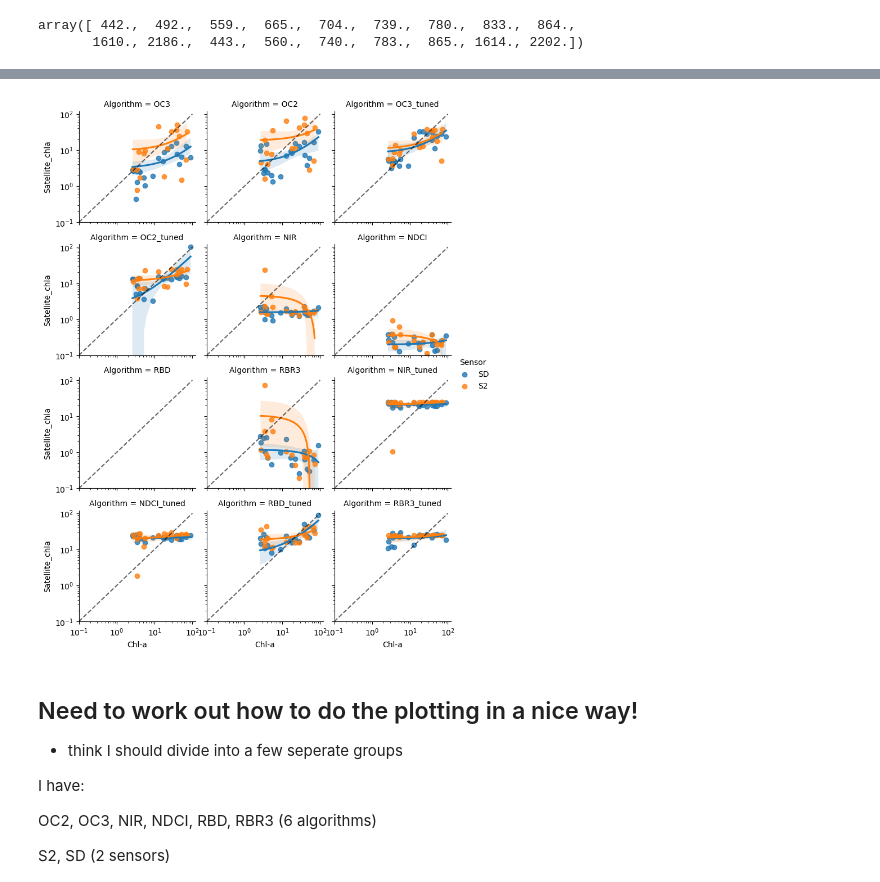
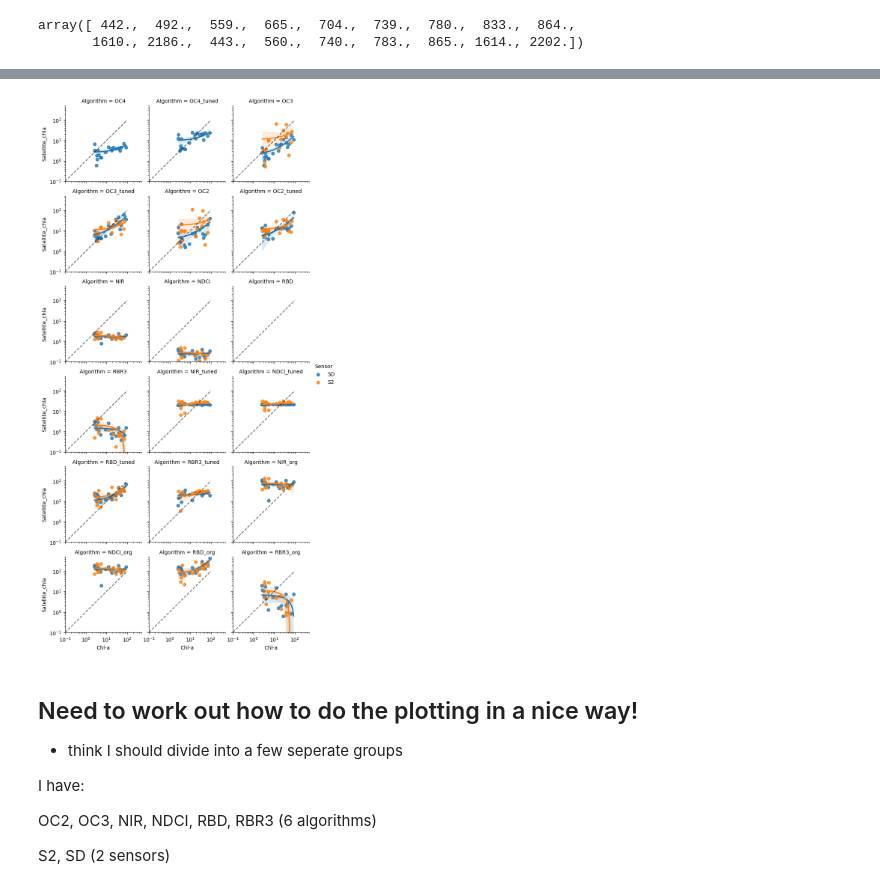
Before and after one commit to scmc72/DALEC_processing, a Jupyter notebook: S2_SD_nice.ipynb, the cells around one changed output, grey strips where cells are left out. Saved outputs shown, nothing was run; the diff lists cells and outputs as text; code cells hidden in the pictures.

```diff
--- a/S2_SD_nice.ipynb
+++ b/S2_SD_nice.ipynb
@@ -699,6 +1148,6 @@ for alg in ['OC4_X', 'OC4_mod_X', 'OC3_X', 'OC2_X', 'OC4',
 # %%
-insit_reduced_SD = insitu_chl.loc[insitu_chl.groupby('sd_date').sd_date_diff.idxmin()]
-insit_reduced_SD = insit_reduced_SD[insit_reduced_SD.sd_date_diff<'100d']
+insit_reduced_SD = insitu_chl.loc[insitu_chl.groupby('sat_date').date_diff.idxmin()]
+insit_reduced_SD = insit_reduced_SD[insit_reduced_SD.date_diff<'100d']
 insit_reduced_SD #= sd_reduced[sd_reduced.date.dt.year==2023]
 insit_reduced_SD['year'] = insit_reduced_SD.Date.dt.year
 # %%
@@ -740,4 +1226,14 @@ for OC in ['OC2_X', 'OC3_X']:
 # %%
 for alg in ['NIR', 'NDCI', 'RBD', 'RBR3']:
+    print(alg)
     insit_reduced_S2[alg + '_tuned'] = RBI_polyfit(insit_reduced_S2, alg)
     insit_reduced_SD[alg + '_tuned'] = RBI_polyfit(insit_reduced_SD, alg)
+    print('SD_coeff:')
+    coeff_SD = RBI_polyfit(insit_reduced_SD, alg, returnCoeff=True)
+    print(coeff_SD)
+
+    sd_chla[alg + '_tuned'] = np.polyval(coeff_SD, sd_chla[alg])
+    print('S2_coeff:')
+    coeff_S2 = RBI_polyfit(insit_reduced_S2, alg, returnCoeff=True)
+    print(coeff_S2)
+    s2_chla[alg + '_tuned'] = np.polyval(coeff_S2, s2_chla[alg])
@@ -780,9 +1261,10 @@ def SSPB(y_true: np.ndarray, y_est: np.ndarray) -> float:
 # %%
-insit_melt_S2 = insit_reduced_S2.melt(value_vars=['OC3', 'OC2',
-                                            'OC3_tuned', 'OC2_tuned',
-                                            'NIR', 'NDCI', 'RBD', 'RBR3',
-                                            'NIR_tuned', 'NDCI_tuned',
-                                            'RBD_tuned', 'RBR3_tuned'],
+insit_melt_S2 = insit_reduced_S2.melt(value_vars=['OC3', 'OC3_tuned',
+                                                  'OC2', 'OC2_tuned',
+                                                    'NIR', 'NDCI', 'RBD', 'RBR3',
+                                                    'NIR_tuned', 'NDCI_tuned',
+                                                    'RBD_tuned', 'RBR3_tuned',
+                                                  'NIR_org', 'NDCI_org', 'RBD_org', 'RBR3_org'],
                                 id_vars=['Date',
                                           'Chl-a',
                                           'sat_date',
@@ -791,11 +1273,13 @@ insit_melt_S2 = insit_reduced_S2.melt(value_vars=['OC3', 'OC2',
                                 var_name='Algorithm')
 insit_melt_S2['Sensor'] = 'S2'
 # %%
-insit_melt_SD = insit_reduced_SD.melt(value_vars=['OC3', 'OC2',
-                                            'OC3_tuned', 'OC2_tuned',
-                                            'NIR', 'NDCI', 'RBD', 'RBR3',
-                                            'NIR_tuned', 'NDCI_tuned',
-                                            'RBD_tuned', 'RBR3_tuned'],
+insit_melt_SD = insit_reduced_SD.melt(value_vars=['OC4', 'OC4_tuned',
+                                                  'OC3', 'OC3_tuned',
+                                                  'OC2', 'OC2_tuned',
+                                                    'NIR', 'NDCI', 'RBD', 'RBR3',
+                                                    'NIR_tuned', 'NDCI_tuned',
+                                                    'RBD_tuned', 'RBR3_tuned',
+                                                  'NIR_org', 'NDCI_org', 'RBD_org', 'RBR3_org'],
                                 id_vars=['Date',
                                           'Chl-a',
                                           'sat_date',
@@ -820,36 +1322,36 @@ def annotate(data, x='Chl-a', y='sdfkjdf', order=1, plot=True, lims=None, **kws)
 #                        \nMAD = {:.2f} \nBias = {:.2f}%'.format(res.rvalue**2,
 #                                                               res.pvalue,
 #                                                               rmsd, mapd,
 #                                                               mad, bias),
 #             transform=ax.transAxes)
 
     if plot:
         ax.plot([0.1, 100], [0.1, 100], 'k--', alpha=0.6)
 
 g = sns.lmplot(data=insit_melt[insit_melt.date_diff <= '3 days'],
                x='Chl-a', y='Satellite_chla', col='Algorithm', hue='Sensor',
                col_wrap=3,
                facet_kws={'sharey':True, 'sharex':True}, height=2.5)
 # g = sns.relplot(data=insit_melt[insit_melt.date_diff <= '3 days'],
 #                 x='Chl-a', y='Satellite_chla', col='Algorithm', hue='Sensor',
 #                col_wrap=3, kind='scatter',
 #                facet_kws={'sharey':True, 'sharex':True}, height=2.3)
 # g.map_dataframe(annotate, y='Satellite_chla', plot=True)# lims=[0.1, 100])
 
 # lims=[[0.1, 100], [0.1, 100], [0.1, 100],
 #       [.1, 100], [.1, 100], [.1, 100],
 #       [0.1, 100], [0.1, 100]]
 
 for ax in g.axes:
-    ax.set_xlim(1e-1, 1.2e2)
-    ax.set_ylim(1e-1, 1.2e2)
+    ax.set_xlim(1e-1, 5e2)
+    ax.set_ylim(1e-1, 5e2)
     ax.plot([0.1, 100], [0.1, 100], 'k--', alpha=0.6)
     ax.set_yscale('log')
     ax.set_xscale('log')
 
 plt.show()
 # %% [output]
-[figure, old version]
+[figure, new version]
 # %% [markdown]
 ## Need to work out how to do the plotting in a nice way!
 
```
Also changed, not shown: parts of 76 cells of this notebook, 27 other files.
